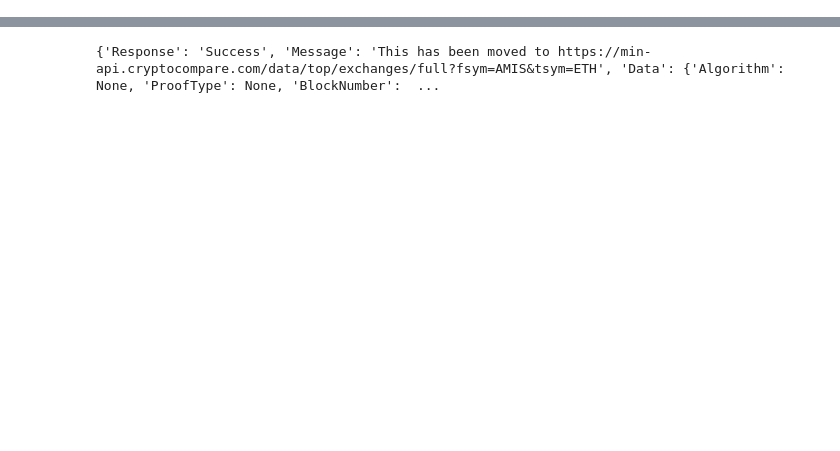
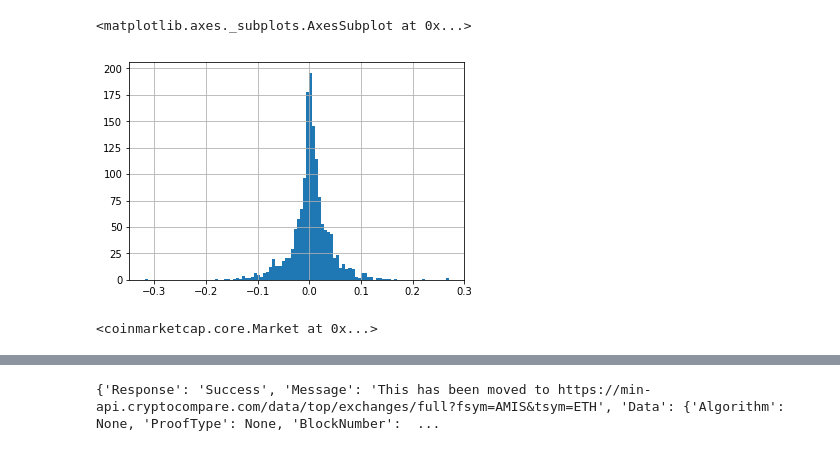
Before and after one commit to amis-erc20/cryptocompare-notebook, a Jupyter notebook: cryptocompare.ipynb, the cells around one changed output, grey strips where cells are left out. Saved outputs shown, nothing was run; the diff lists cells and outputs as text; code cells hidden in the pictures; blank space fills up the shorter version.

```diff
--- a/cryptocompare.ipynb
+++ b/cryptocompare.ipynb
@@ -103,0 +265,64 @@ Attribute Information:
+# %%
+df.pct_change().hist(bins=100)
+# %% [output]
+<matplotlib.axes._subplots.AxesSubplot at 0x...>
+[figure, added]
+# %%
+import coinmarketcap
+
+import bs4 as bs
+import datetime as dt
+import os
+import pandas as pd
+#import pandas_datareader as web
+import pickle
+import requests
+
+def save_cmc_tickers():
+    resp = requests.get('https://coinmarketcap.com')
+    soup = bs.BeautifulSoup(resp.text, "lxml")
+    table = soup.find('table', {'class': 'table floating-header'})
+    #table1 = soup.find('table', {'class': 'no-wrap text-right'})
+    tickers = []
+    for row in table.findAll('tr')[1:]:
+        ticker = row.findAll('a')[0].text
+        price = row.findAll('a', {'class': 'price'})[0].text
+        tickers.append(ticker)
+        tickers.append(price)
+
+    with open("cmctickers.pickle", "wb") as f:
+        pickle.dump(tickers, f)
+
+    print(tickers)
+
+    return tickers
+
+    #save_cmc_tickers()
+
+    def get_data_from_cmc(reload_cmc100=False):
+
+        if reload_cmc100:
+            tickers = save_cmc_tickers()
+        else:
+            with open("cmctickers.pickle", "rb") as f:
+                tickers = pickle.load(f)
+
+    if not os.path.exists('stock_dfs'):
+        os.makedirs('stock_dfs')
+
+    start = dt.datetime(2010, 1, 1)
+    end = dt.datetime(2017, 12, 31)
+
+    for ticker in tickers:
+        print(ticker)
+        if not os.path.exists('stock_dfs/{}.csv'.format(ticker)):
+            df = pd.read_html(ticker, 'coinmarketcap', start, end)
+            df.to_csv('stock_dfs/{}.csv'.format(ticker))
+        else:
+            print("Already have {}".format(ticker))
+
+#get_data_from_cmc()
+#print()
+coinmarketcap.core.Market()
+# %% [output]
+<coinmarketcap.core.Market at 0x...>
```
Also changed, not shown: parts of 46 cells of this notebook.
